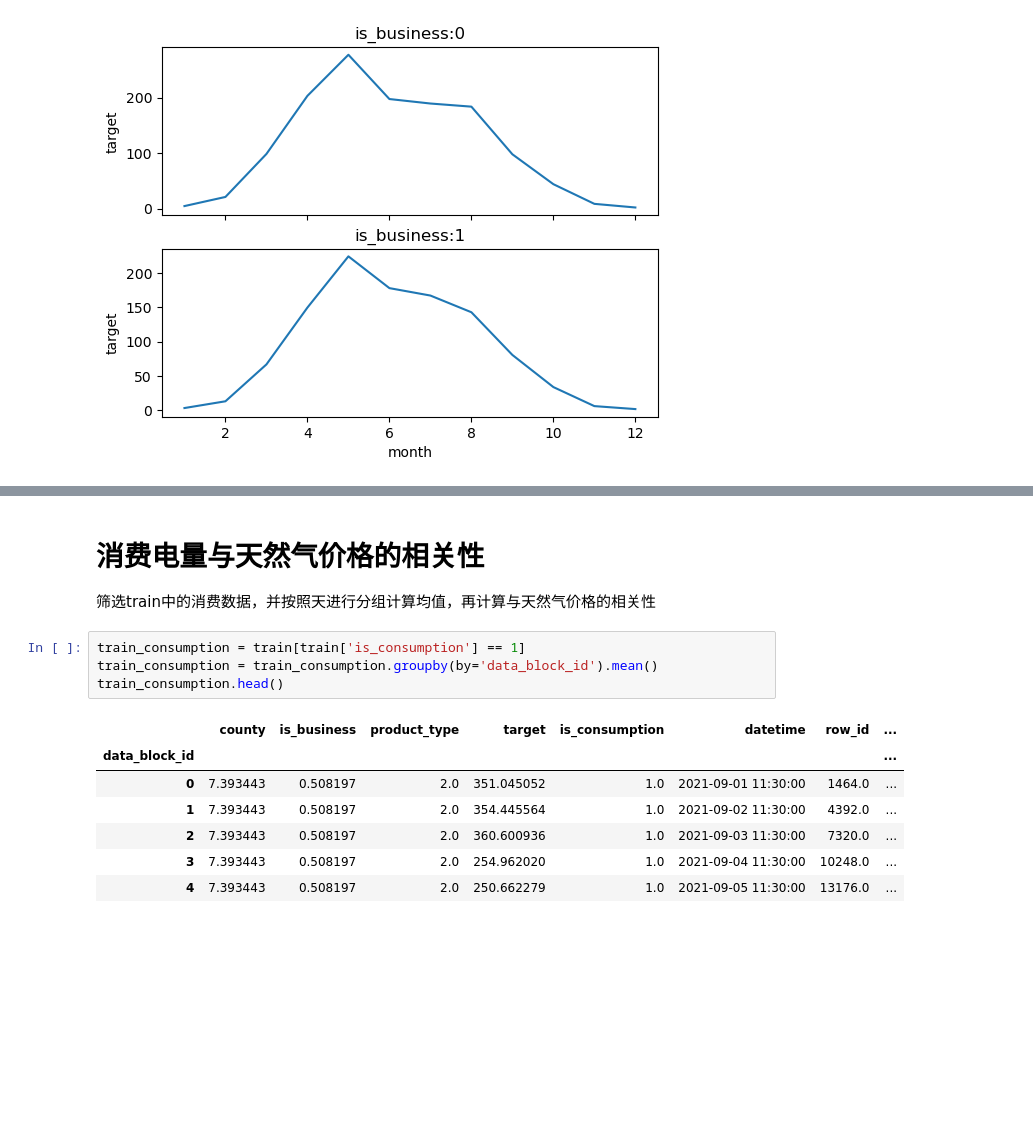
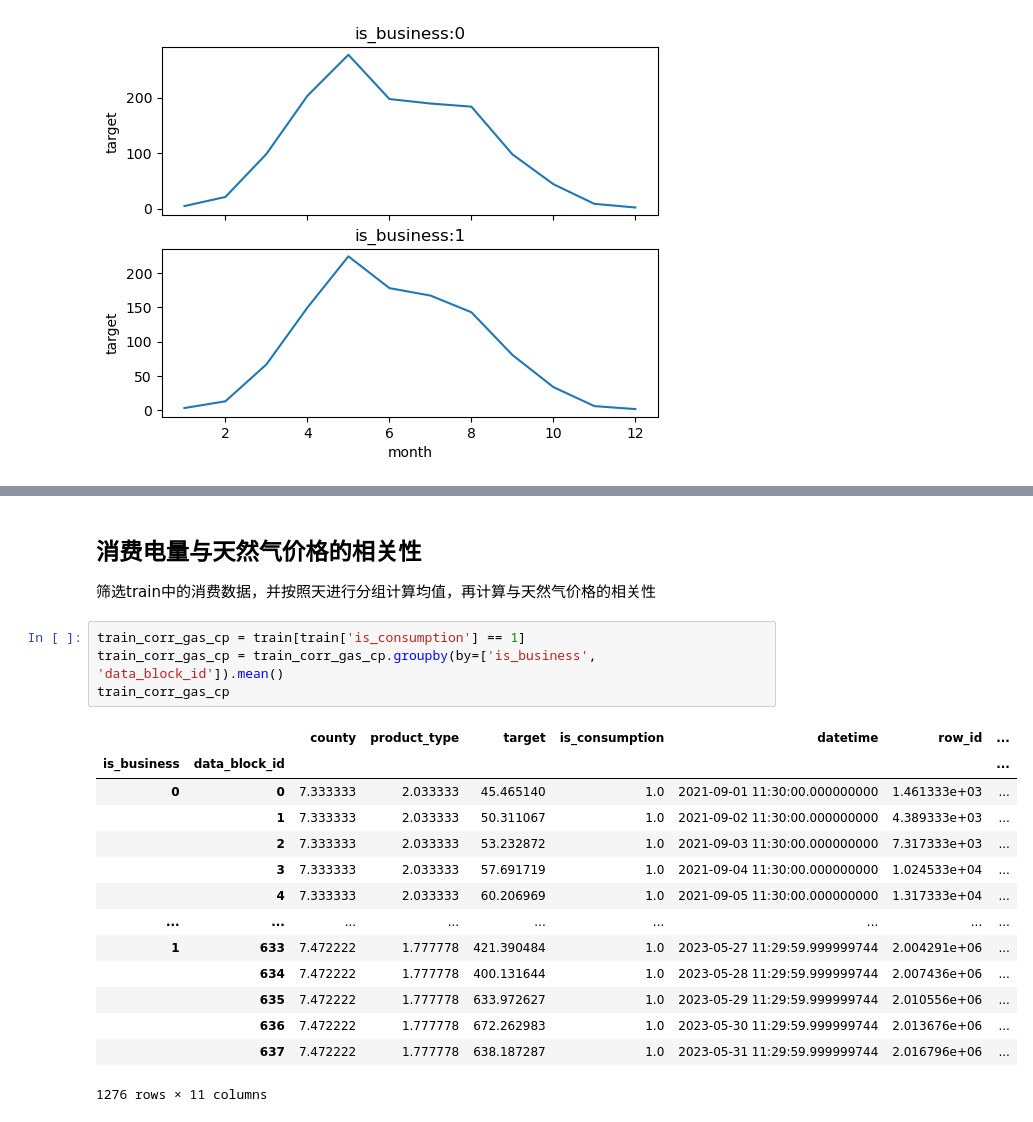
Before and after one commit to Accoutant/kaggle_competition, a Jupyter notebook: data_process/data_analysis_for_train.ipynb, the cells around one changed output, grey strips where cells are left out. Cells and saved outputs as stored; diff of their text form; blank space fills up the shorter version.

Commit message:
analyze train.csv

```diff
--- a/data_process/data_analysis_for_train.ipynb
+++ b/data_process/data_analysis_for_train.ipynb
@@ -237,16 +247,23 @@ concat_train_and_gas.corr()
 # %% [markdown]
-# 消费电量与天然气价格的相关性
+## 消费电量与天然气价格的相关性
 筛选train中的消费数据，并按照天进行分组计算均值，再计算与天然气价格的相关性
 # %%
-train_consumption = train[train['is_consumption'] == 1]
-train_consumption = train_consumption.groupby(by='data_block_id').mean()
-train_consumption.head()
+train_corr_gas_cp = train[train['is_consumption'] == 1]
+train_corr_gas_cp = train_corr_gas_cp.groupby(by=['is_business', 'data_block_id']).mean()
+train_corr_gas_cp
 # %% [output]
-|  | county | is_business | product_type | target | is_consumption | datetime | row_id | ... |
-| data_block_id |  |  |  |  |  |  |  | ... |
-| 0 | 7.393443 | 0.508197 | 2.0 | 351.045052 | 1.0 | 2021-09-01 11:30:00 | 1464.0 | ... |
-| 1 | 7.393443 | 0.508197 | 2.0 | 354.445564 | 1.0 | 2021-09-02 11:30:00 | 4392.0 | ... |
-| 2 | 7.393443 | 0.508197 | 2.0 | 360.600936 | 1.0 | 2021-09-03 11:30:00 | 7320.0 | ... |
-| 3 | 7.393443 | 0.508197 | 2.0 | 254.962020 | 1.0 | 2021-09-04 11:30:00 | 10248.0 | ... |
-| 4 | 7.393443 | 0.508197 | 2.0 | 250.662279 | 1.0 | 2021-09-05 11:30:00 | 13176.0 | ... |
+|  |  | county | product_type | target | is_consumption | datetime | row_id | ... |
+| is_business | data_block_id |  |  |  |  |  |  | ... |
+| 0 | 0 | 7.333333 | 2.033333 | 45.465140 | 1.0 | 2021-09-01 11:30:00.000000000 | 1.461333e+03 | ... |
+|  | 1 | 7.333333 | 2.033333 | 50.311067 | 1.0 | 2021-09-02 11:30:00.000000000 | 4.389333e+03 | ... |
+|  | 2 | 7.333333 | 2.033333 | 53.232872 | 1.0 | 2021-09-03 11:30:00.000000000 | 7.317333e+03 | ... |
+|  | 3 | 7.333333 | 2.033333 | 57.691719 | 1.0 | 2021-09-04 11:30:00.000000000 | 1.024533e+04 | ... |
+|  | 4 | 7.333333 | 2.033333 | 60.206969 | 1.0 | 2021-09-05 11:30:00.000000000 | 1.317333e+04 | ... |
+| ... | ... | ... | ... | ... | ... | ... | ... | ... |
+| 1 | 633 | 7.472222 | 1.777778 | 421.390484 | 1.0 | 2023-05-27 11:29:59.999999744 | 2.004291e+06 | ... |
+|  | 634 | 7.472222 | 1.777778 | 400.131644 | 1.0 | 2023-05-28 11:29:59.999999744 | 2.007436e+06 | ... |
+|  | 635 | 7.472222 | 1.777778 | 633.972627 | 1.0 | 2023-05-29 11:29:59.999999744 | 2.010556e+06 | ... |
+|  | 636 | 7.472222 | 1.777778 | 672.262983 | 1.0 | 2023-05-30 11:29:59.999999744 | 2.013676e+06 | ... |
+|  | 637 | 7.472222 | 1.777778 | 638.187287 | 1.0 | 2023-05-31 11:29:59.999999744 | 2.016796e+06 | ... |
+1276 rows × 11 columns
 # %%
```
Also changed, not shown: parts of 13 cells of this notebook.
